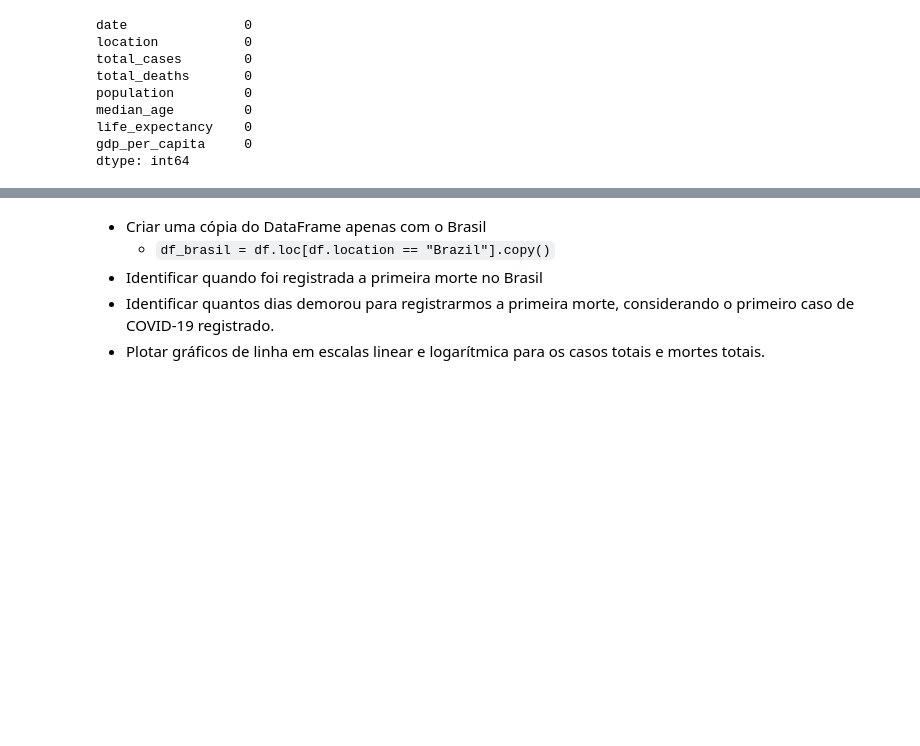
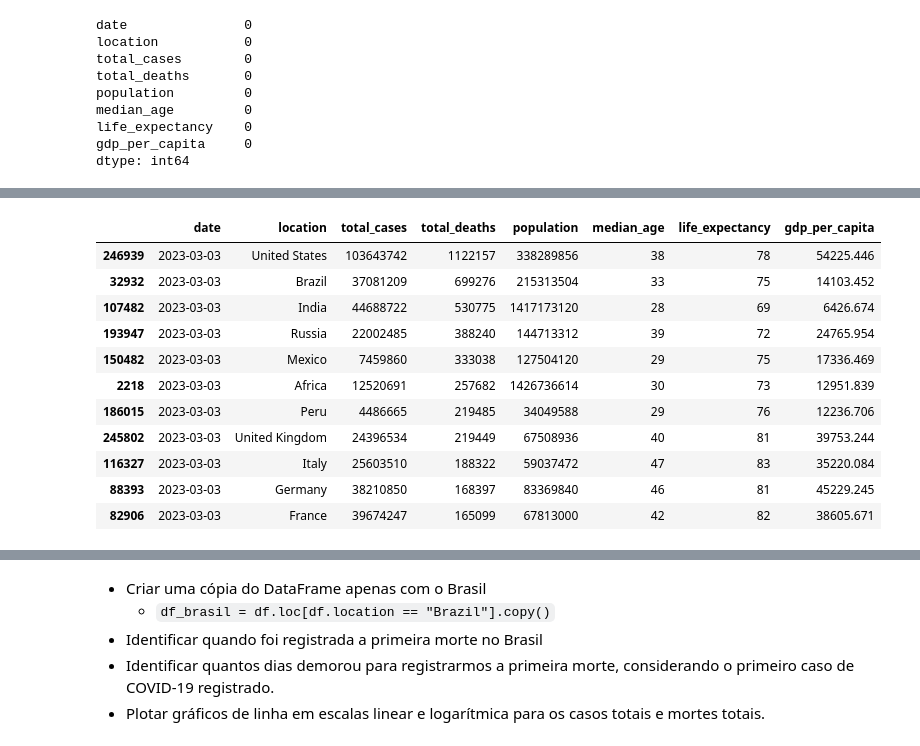
Before and after one commit to julianadslopes/Data_Science, a Jupyter notebook: Projeto_Covid19/Projeto_Panorama_da_COVID_19_no_Brasil.ipynb, the cells around one changed output, grey strips where cells are left out. Saved outputs shown, nothing was run; the diff lists cells and outputs as text; code cells hidden in the pictures; blank space fills up the shorter version.

```diff
--- a/Projeto_Covid19/Projeto_Panorama_da_COVID_19_no_Brasil.ipynb
+++ b/Projeto_Covid19/Projeto_Panorama_da_COVID_19_no_Brasil.ipynb
@@ -337,0 +351,10 @@ df_clean.head()
+# %%
+# alterando o tipo das variáveis de float para int
+df_clean['total_cases'] = df_clean['total_cases'].astype(int)
+df_clean['total_deaths'] = df_clean['total_deaths'].astype(int)
+df_clean['median_age'] = df_clean['median_age'].astype(int)
+df_clean['life_expectancy'] = df_clean['life_expectancy'].astype(int)
+df_clean['population'] = df_clean['population'].astype(int)
+
+# alterando o tipo da coluna date de object para datetime
+df_clean['date'] = pd.to_datetime(df_clean['date'])
@@ -337,0 +405,16 @@ df_clean.head()
+# %%
+# verificando os casos de COVID-19 atualmente por países em ordem decresente
+df_clean.loc[df_clean['date'] == '2023-03-03'].sort_values(by='total_cases', ascending=False)[9:20]
+# %% [output]
+|  | date | location | total_cases | total_deaths | population | median_age | life_expectancy | gdp_per_capita |
+| 246939 | 2023-03-03 | United States | 103643742 | 1122157 | 338289856 | 38 | 78 | 54225.446 |
+| 32932 | 2023-03-03 | Brazil | 37081209 | 699276 | 215313504 | 33 | 75 | 14103.452 |
+| 107482 | 2023-03-03 | India | 44688722 | 530775 | 1417173120 | 28 | 69 | 6426.674 |
+| 193947 | 2023-03-03 | Russia | 22002485 | 388240 | 144713312 | 39 | 72 | 24765.954 |
+| 150482 | 2023-03-03 | Mexico | 7459860 | 333038 | 127504120 | 29 | 75 | 17336.469 |
+| 2218 | 2023-03-03 | Africa | 12520691 | 257682 | 1426736614 | 30 | 73 | 12951.839 |
+| 186015 | 2023-03-03 | Peru | 4486665 | 219485 | 34049588 | 29 | 76 | 12236.706 |
+| 245802 | 2023-03-03 | United Kingdom | 24396534 | 219449 | 67508936 | 40 | 81 | 39753.244 |
+| 116327 | 2023-03-03 | Italy | 25603510 | 188322 | 59037472 | 47 | 83 | 35220.084 |
+| 88393 | 2023-03-03 | Germany | 38210850 | 168397 | 83369840 | 46 | 81 | 45229.245 |
+| 82906 | 2023-03-03 | France | 39674247 | 165099 | 67813000 | 42 | 82 | 38605.671 |
```
Also changed, not shown: parts of 16 cells of this notebook.
